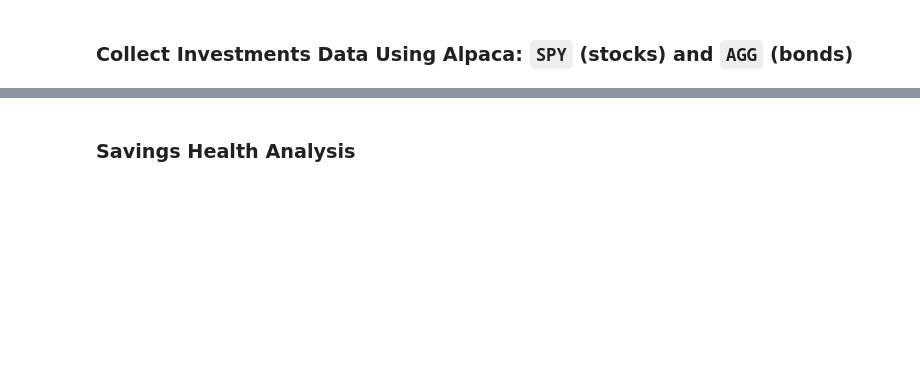
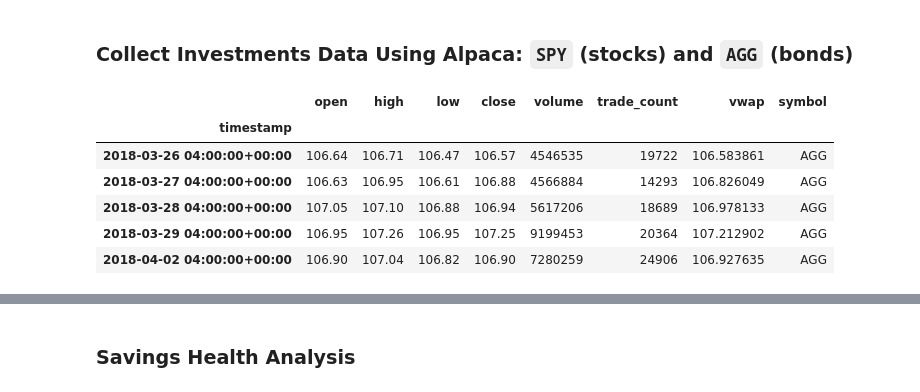
Before and after one commit to adamgulyas/financial-planning, a Jupyter notebook: financial-planner.ipynb, the cells around one changed output, grey strips where cells are left out. Drawn from its saved outputs; the diff is of its cells as text; code cells hidden in the pictures; blank space fills up the shorter version.

```diff
--- a/financial-planner.ipynb
+++ b/financial-planner.ipynb
@@ -60,17 +60,36 @@ apca = tradeapi.REST()
 # %%
 # Format current date as ISO format
-today = pd.Timestamp("2022-03-23", tz="America/New_York").isoformat()
+### I need to use yesterday's date; unpaid Alpaca subscription does not
+### provide same-day data.
+yesterday = pd.Timestamp.now(tz="America/New_York") - pd.Timedelta(days=1)
+
+start = (yesterday - pd.Timedelta(days=1460)).strftime('%Y-%m-%d')
+end = yesterday.strftime('%Y-%m-%d')
+
 
 # Set the tickers
 tickers = ["AGG", "SPY"]
 
 # Set timeframe to '1D' for Alpaca API
-timeframe = "1D"
+timeframe = "1DAY"
 
 # Get current closing prices for SPY and AGG
 # (use a limit=1000 parameter to call the most recent 1000 days of data)
 
+### limit=1000 doesn't make sense to use. The data is returned from
+### Alpaca in a different structure than it was when this assignment was created.
+
+df_tickers = apca.get_bars(tickers, TimeFrame.Day, start, end).df
 
 # Preview DataFrame
+df_tickers.head()
+# %% [output]
+|  | open | high | low | close | volume | trade_count | vwap | symbol |
+| timestamp |  |  |  |  |  |  |  |  |
+| 2018-03-26 04:00:00+00:00 | 106.64 | 106.71 | 106.47 | 106.57 | 4546535 | 19722 | 106.583861 | AGG |
+| 2018-03-27 04:00:00+00:00 | 106.63 | 106.95 | 106.61 | 106.88 | 4566884 | 14293 | 106.826049 | AGG |
+| 2018-03-28 04:00:00+00:00 | 107.05 | 107.10 | 106.88 | 106.94 | 5617206 | 18689 | 106.978133 | AGG |
+| 2018-03-29 04:00:00+00:00 | 106.95 | 107.26 | 106.95 | 107.25 | 9199453 | 20364 | 107.212902 | AGG |
+| 2018-04-02 04:00:00+00:00 | 106.90 | 107.04 | 106.82 | 106.90 | 7280259 | 24906 | 106.927635 | AGG |
 # %%
 # Pick AGG and SPY close prices
```
Also changed, not shown: parts of 9 cells of this notebook.
